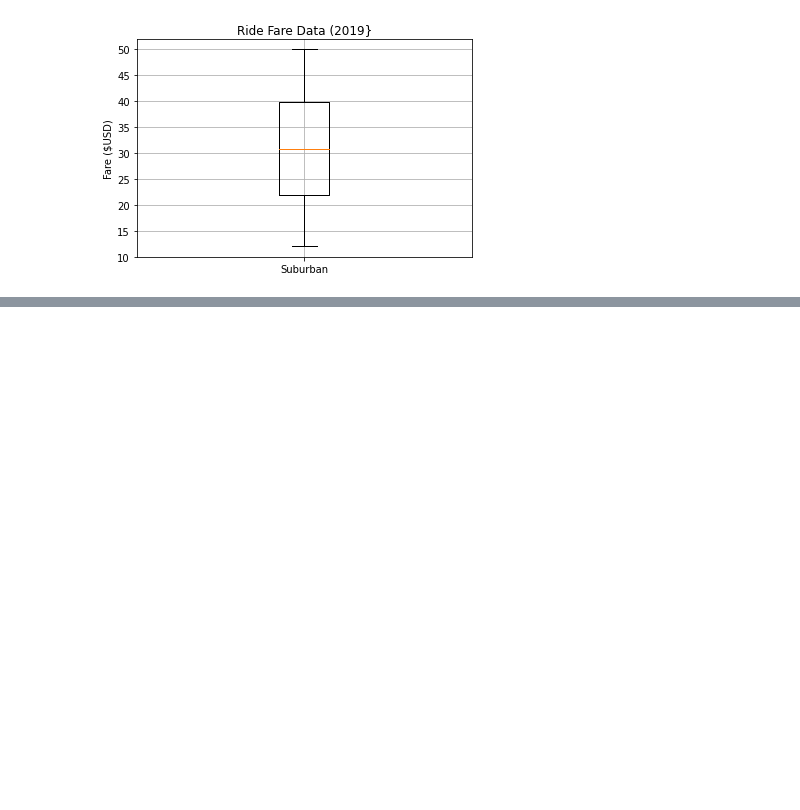
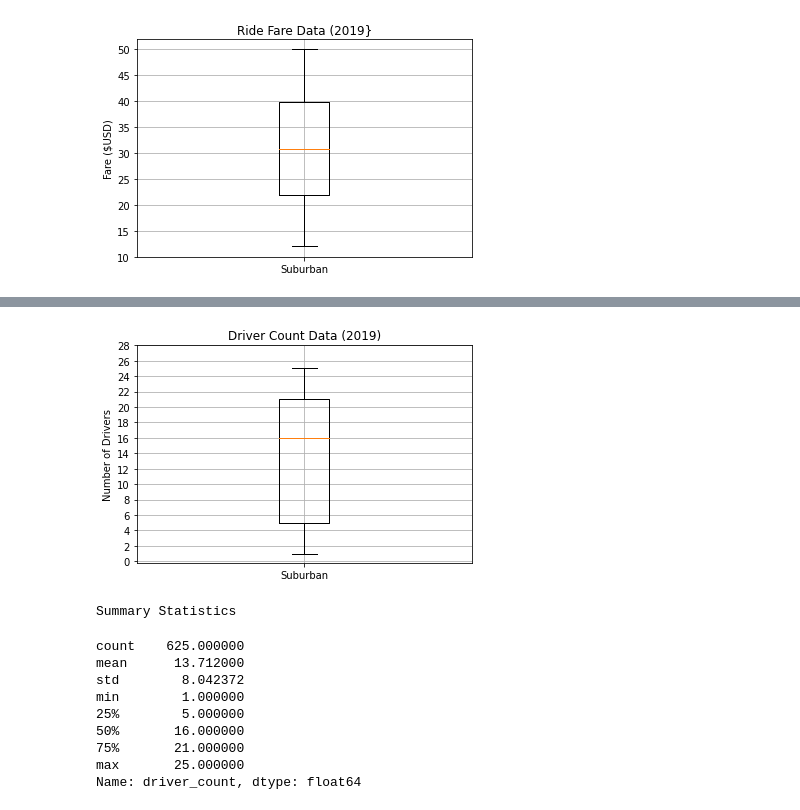
Before and after one commit to eric-spoerner/rideshare-analysis, a Jupyter notebook: Pyber.ipynb, the cells around one changed output, grey strips where cells are left out. Cells and saved outputs as stored; diff of their text form; code cells hidden in the pictures; blank space fills up the shorter version.

```diff
--- a/Pyber.ipynb
+++ b/Pyber.ipynb
@@ -830,0 +888,25 @@ rural_fares.d
+# %%
+x_labels = ["Suburban"]
+fig, ax = plt.subplots()
+ax.boxplot(suburban_drivers, labels=x_labels)
+
+ax.set_title("Driver Count Data (2019)")
+ax.set_ylabel("Number of Drivers")
+ax.set_yticks(np.arange(0,30,step=2.0))
+ax.grid()
+
+plt.show()
+print("Summary Statistics")
+suburban_drivers.describe()
+# %% [output]
+[figure, added]
+Summary Statistics
+count    625.000000
+mean      13.712000
+std        8.042372
+min        1.000000
+25%        5.000000
+50%       16.000000
+75%       21.000000
+max       25.000000
+Name: driver_count, dtype: float64
```
Also changed, not shown: parts of 12 cells of this notebook.
